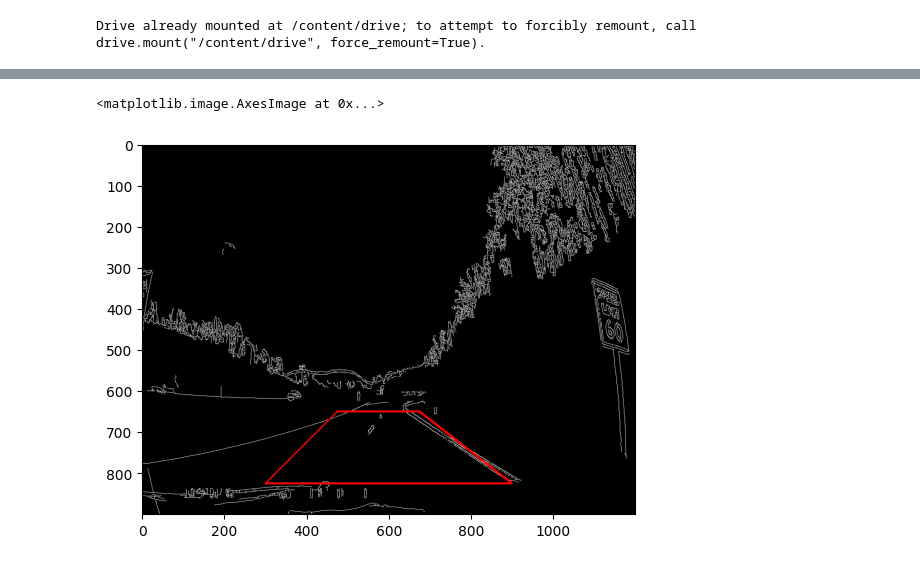
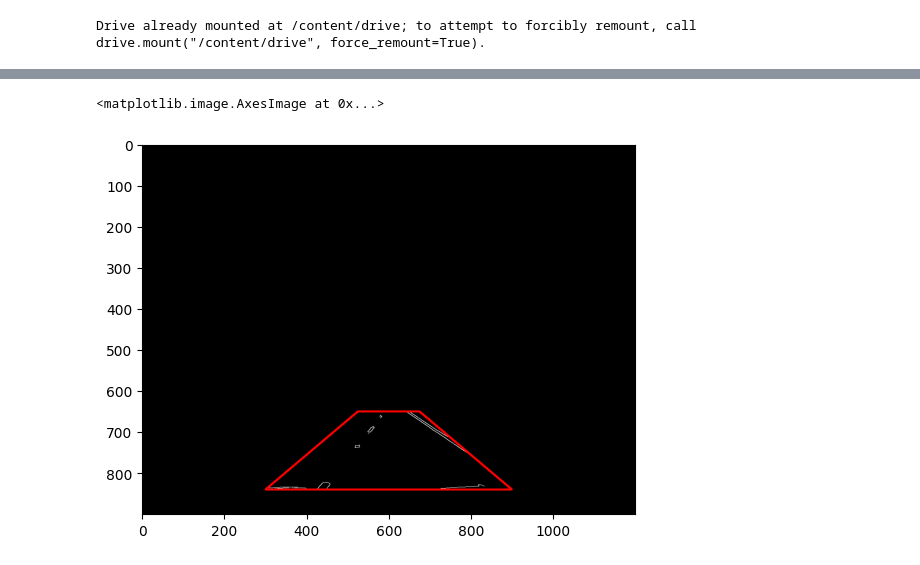
Before and after one commit to ethanbrown33/lane_line_detection, a Jupyter notebook: lane_line_detection.ipynb, the cells around one changed output, grey strips where cells are left out. Cells and saved outputs as stored; diff of their text form; code cells hidden in the pictures.

```diff
--- a/lane_line_detection.ipynb
+++ b/lane_line_detection.ipynb
@@ -31,11 +17,0 @@ plt.imshow(image)
-# %%
-# Edge detection
-
-image_gray = cv2.cvtColor(image, cv2.COLOR_RGB2GRAY)
-
-image_blur = cv2.blur(image, (5, 9))
-image_edge = cv2.Canny(image_blur, 20, 100)
-
-image_edge_rgb = cv2.cvtColor(image_edge, cv2.COLOR_GRAY2RGB)
-
-plt.imshow(image_edge_rgb)
@@ -45,30 +140,29 @@ plt.imshow(image_edge_rgb)
 # %%
-# Warp parameters
+def edge_detect2(image):
+  image_gray = cv2.cvtColor(image, cv2.COLOR_RGB2GRAY)
 
-shape = image.shape[::-1][1:]
+  image_blur = cv2.blur(image, (5, 5))
+  image_edge = cv2.Canny(image_blur, 20, 100)
 
-offset = 300 # crop inwards?
+  image_edge_rgb = cv2.cvtColor(image_edge, cv2.COLOR_GRAY2RGB)
+
+  return image_edge_rgb
 
 upper_bound = 650
-lower_bound = 825
-
+lower_bound = 830
 roi_points = np.float32([
-    (475, upper_bound), # Top-left corner
-    (300, lower_bound), # Bottom-left corner
-    (900, lower_bound), # Bottom-right corner
-    (675, upper_bound) # Top-right corner
+  (525, upper_bound), # Top-left corner
+  (300, lower_bound), # Bottom-left corner
+  (900, lower_bound), # Bottom-right corner
+  (675, upper_bound) # Top-right corner
 ])
-
-image_points = np.float32([
-    [offset, 0],
-    [offset, shape[1]],
-    [shape[0]-offset, shape[1]],
-    [shape[0]-offset, 0]
-])
-
-warp_parameter_display = image_edge_rgb.copy()
-poly = cv2.polylines(warp_parameter_display, np.int32([roi_points]), True, (255,0,0), 3)
-plt.imshow(warp_parameter_display)
+image = load_image("frame0.jpg")
+image = edge_detect2(image)
+mask = np.zeros(image.shape[:2], dtype="uint8")
+cv2.fillPoly(mask, np.int32([roi_points]), (255, 255, 255))
+image_edge_rgb = cv2.bitwise_and(image, image, mask=mask)
+cv2.polylines(image_edge_rgb, np.int32([roi_points]), True, (255,0,0), 3)
+plt.imshow(image_edge_rgb)
 # %% [output]
 <matplotlib.image.AxesImage at 0x...>
-[figure, old version]
+[figure, new version]
```
Also changed, not shown: parts of 16 cells of this notebook.
